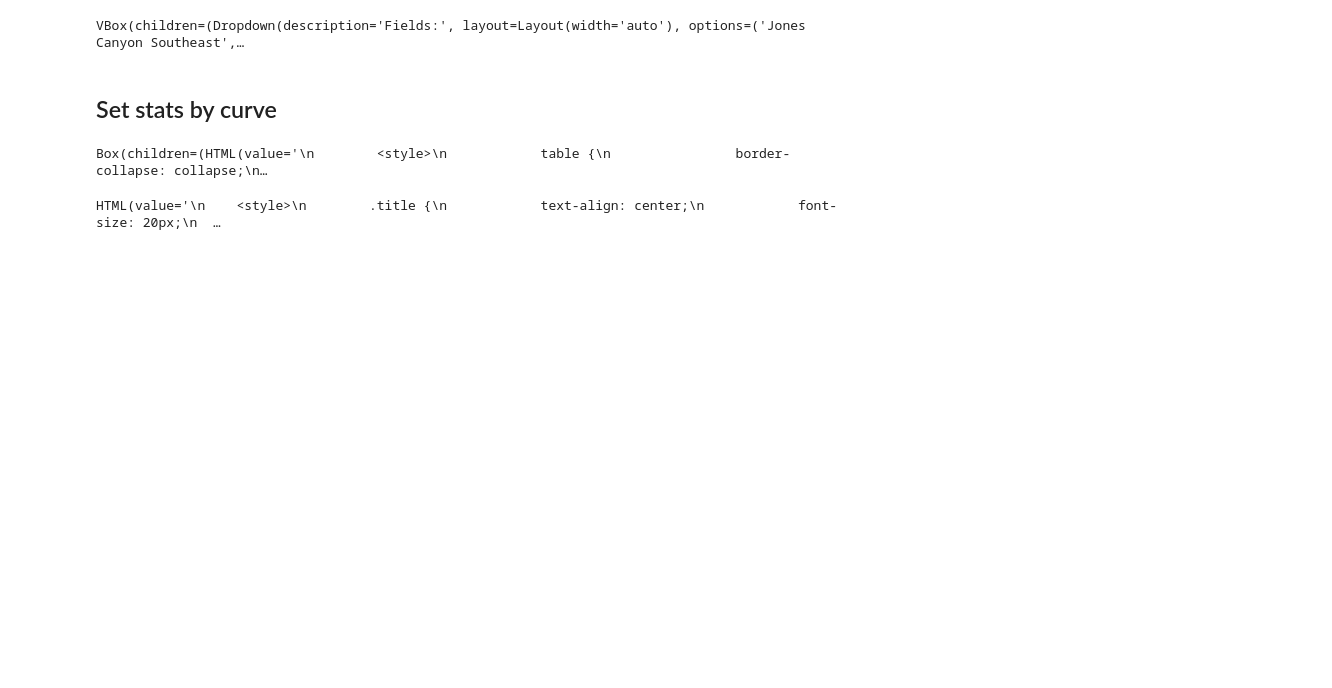
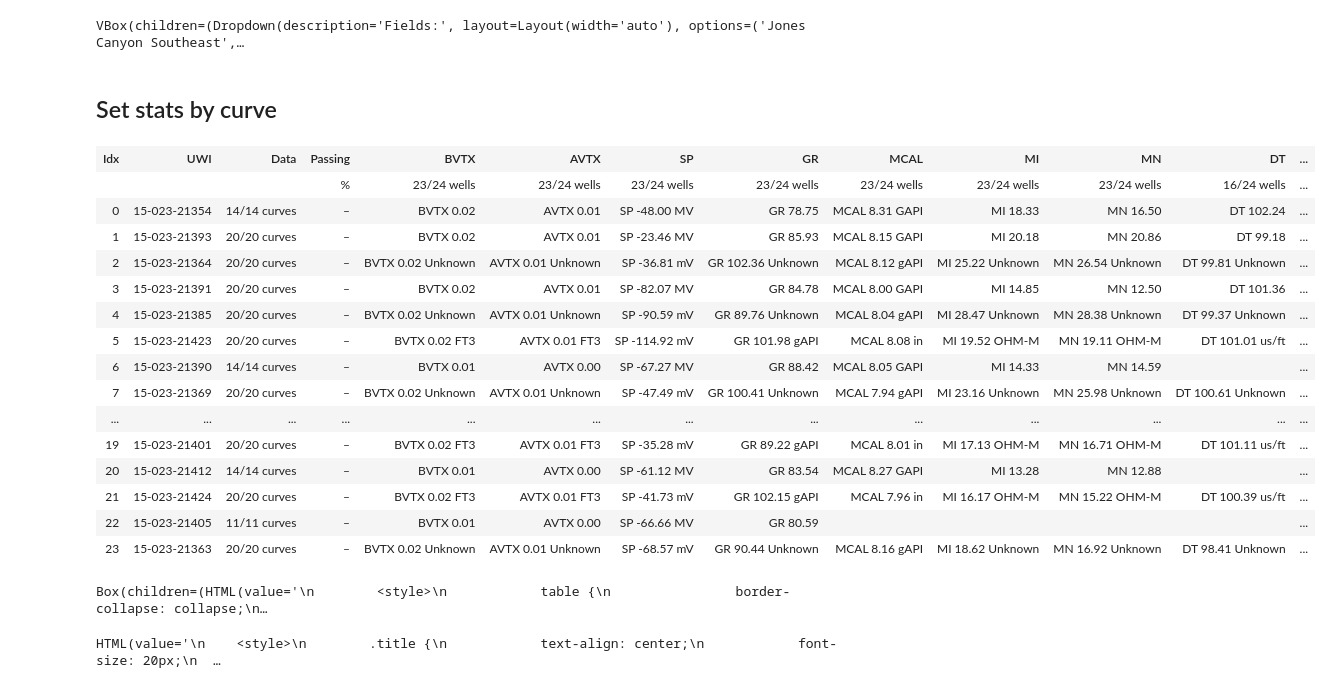
Before and after one commit to OilCoder/Kansas, a Jupyter notebook: code/preprocessing.ipynb, the cells around one changed output. Cells and saved outputs as stored; diff of their text form; code cells hidden in the pictures; blank space fills up the shorter version.

Commit message:
Add plots UI by well / optimized outlier detection / ajust ui and plots / filter data and make ready to ML and IA

```diff
--- a/code/preprocessing.ipynb
+++ b/code/preprocessing.ipynb
@@ -95,6 +95,27 @@ load_and_select_field_ui(project_manager_instance)
 VBox(children=(Dropdown(description='Fields:', layout=Layout(width='auto'), options=('Jones Canyon Southeast',…
 # %% [markdown]
 ## Set stats by curve
+# %%
+html_table = project_manager_instance.project.curve_table_html()
+from IPython.display import display, HTML
+display(HTML(html_table))
+# %% [output]
+| Idx | UWI | Data | Passing | BVTX | AVTX | SP | GR | MCAL | MI | MN | DT | ... |
+|  |  |  | % | 23/24 wells | 23/24 wells | 23/24 wells | 23/24 wells | 23/24 wells | 23/24 wells | 23/24 wells | 16/24 wells | ... |
+| 0 | 15-023-21354 | 14/14 curves | – | BVTX 0.02 | AVTX 0.01 | SP -48.00 MV | GR 78.75 | MCAL 8.31 GAPI | MI 18.33 | MN 16.50 | DT 102.24 | ... |
+| 1 | 15-023-21393 | 20/20 curves | – | BVTX 0.02 | AVTX 0.01 | SP -23.46 MV | GR 85.93 | MCAL 8.15 GAPI | MI 20.18 | MN 20.86 | DT 99.18 | ... |
+| 2 | 15-023-21364 | 20/20 curves | – | BVTX 0.02 Unknown | AVTX 0.01 Unknown | SP -36.81 mV | GR 102.36 Unknown | MCAL 8.12 gAPI | MI 25.22 Unknown | MN 26.54 Unknown | DT 99.81 Unknown | ... |
+| 3 | 15-023-21391 | 20/20 curves | – | BVTX 0.02 | AVTX 0.01 | SP -82.07 MV | GR 84.78 | MCAL 8.00 GAPI | MI 14.85 | MN 12.50 | DT 101.36 | ... |
+| 4 | 15-023-21385 | 20/20 curves | – | BVTX 0.02 Unknown | AVTX 0.01 Unknown | SP -90.59 mV | GR 89.76 Unknown | MCAL 8.04 gAPI | MI 28.47 Unknown | MN 28.38 Unknown | DT 99.37 Unknown | ... |
+| 5 | 15-023-21423 | 20/20 curves | – | BVTX 0.02 FT3 | AVTX 0.01 FT3 | SP -114.92 mV | GR 101.98 gAPI | MCAL 8.08 in | MI 19.52 OHM-M | MN 19.11 OHM-M | DT 101.01 us/ft | ... |
+| 6 | 15-023-21390 | 14/14 curves | – | BVTX 0.01 | AVTX 0.00 | SP -67.27 MV | GR 88.42 | MCAL 8.05 GAPI | MI 14.33 | MN 14.59 |  | ... |
+| 7 | 15-023-21369 | 20/20 curves | – | BVTX 0.02 Unknown | AVTX 0.01 Unknown | SP -47.49 mV | GR 100.41 Unknown | MCAL 7.94 gAPI | MI 23.16 Unknown | MN 25.98 Unknown | DT 100.61 Unknown | ... |
+| ... | ... | ... | ... | ... | ... | ... | ... | ... | ... | ... | ... | ... |
+| 19 | 15-023-21401 | 20/20 curves | – | BVTX 0.02 FT3 | AVTX 0.01 FT3 | SP -35.28 mV | GR 89.22 gAPI | MCAL 8.01 in | MI 17.13 OHM-M | MN 16.71 OHM-M | DT 101.11 us/ft | ... |
+| 20 | 15-023-21412 | 14/14 curves | – | BVTX 0.01 | AVTX 0.00 | SP -61.12 MV | GR 83.54 | MCAL 8.27 GAPI | MI 13.28 | MN 12.88 |  | ... |
+| 21 | 15-023-21424 | 20/20 curves | – | BVTX 0.02 FT3 | AVTX 0.01 FT3 | SP -41.73 mV | GR 102.15 gAPI | MCAL 7.96 in | MI 16.17 OHM-M | MN 15.22 OHM-M | DT 100.39 us/ft | ... |
+| 22 | 15-023-21405 | 11/11 curves | – | BVTX 0.01 | AVTX 0.00 | SP -66.66 MV | GR 80.59 |  |  |  |  | ... |
+| 23 | 15-023-21363 | 20/20 curves | – | BVTX 0.02 Unknown | AVTX 0.01 Unknown | SP -68.57 mV | GR 90.44 Unknown | MCAL 8.16 gAPI | MI 18.62 Unknown | MN 16.92 Unknown | DT 98.41 Unknown | ... |
 # %%
 from ux_ui.display_curve_descriptions import display_curve_descriptions
 
```
Also changed, not shown: parts of 13 cells of this notebook, 42 other files.
